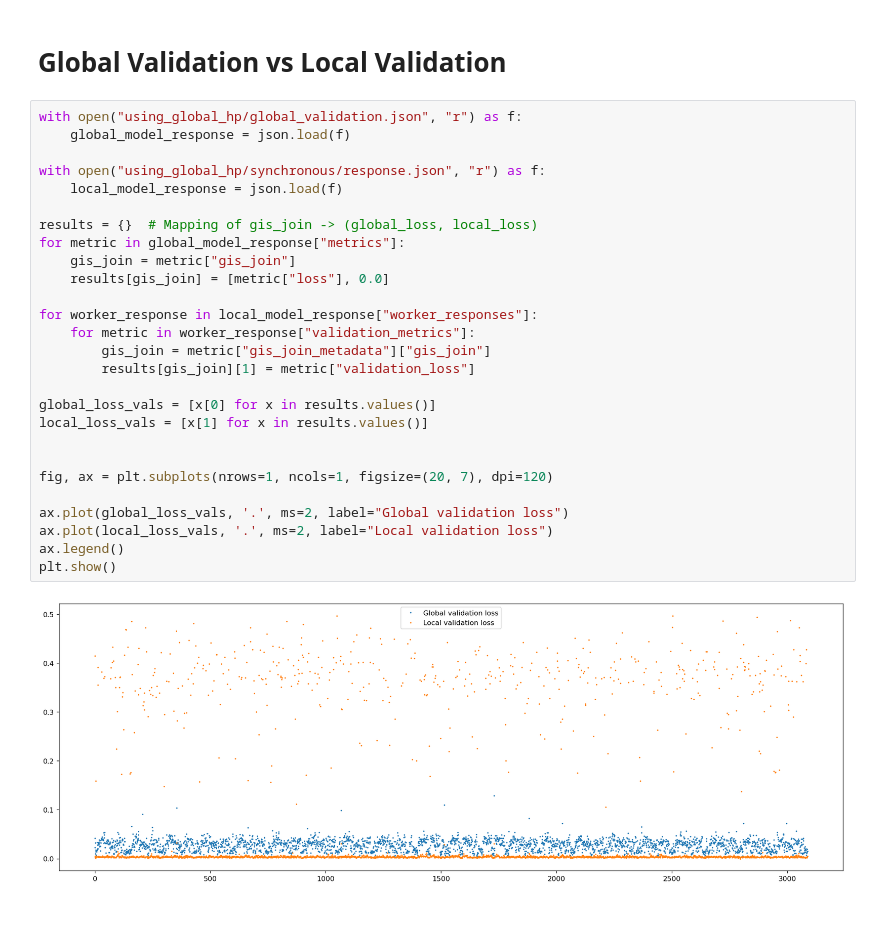
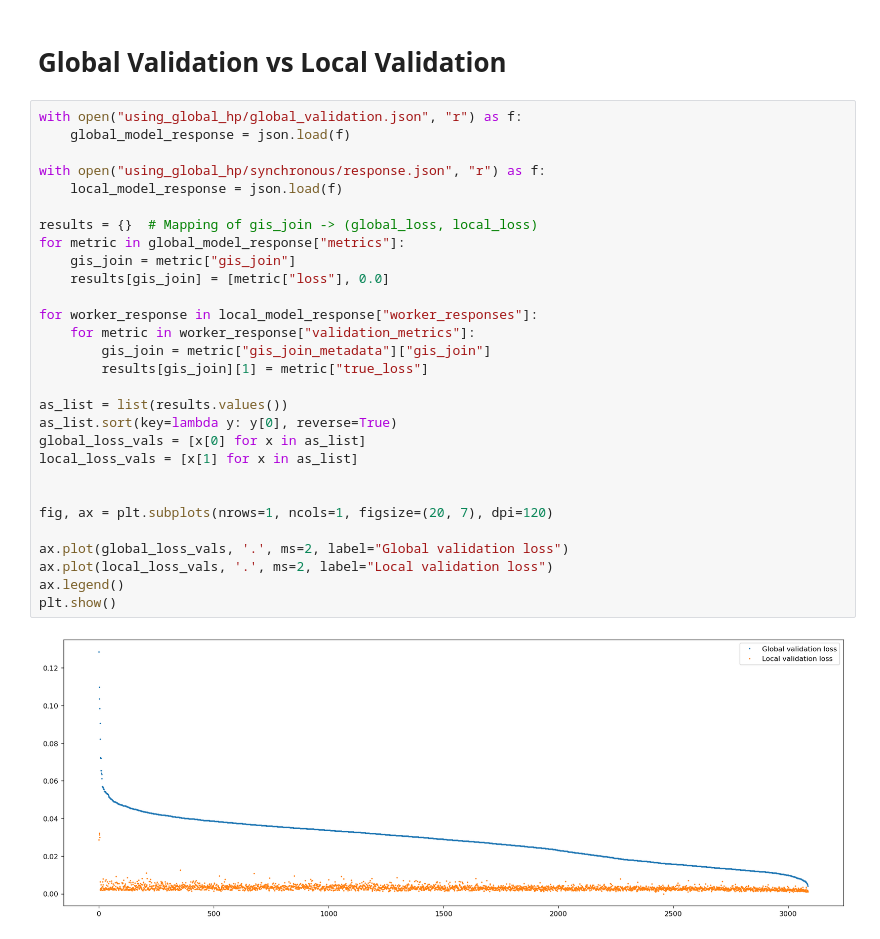
Before and after one commit to inf0rmatiker/model-service, a Jupyter notebook: experiments/calebs_notebook.ipynb, the cells around one changed output. Cells and saved outputs as stored; diff of their text form.

Commit message:
Plot sorted val_losses

```diff
--- a/experiments/calebs_notebook.ipynb
+++ b/experiments/calebs_notebook.ipynb
@@ -138,29 +138,31 @@ run_25_64_64_64_0001.csv: 0.0009168281103484
 # %%
 with open("using_global_hp/global_validation.json", "r") as f:
     global_model_response = json.load(f)
 
 with open("using_global_hp/synchronous/response.json", "r") as f:
     local_model_response = json.load(f)
 
 results = {}  # Mapping of gis_join -> (global_loss, local_loss)
 for metric in global_model_response["metrics"]:
     gis_join = metric["gis_join"]
     results[gis_join] = [metric["loss"], 0.0]
 
 for worker_response in local_model_response["worker_responses"]:
     for metric in worker_response["validation_metrics"]:
         gis_join = metric["gis_join_metadata"]["gis_join"]
-        results[gis_join][1] = metric["validation_loss"]
+        results[gis_join][1] = metric["true_loss"]
 
-global_loss_vals = [x[0] for x in results.values()]
-local_loss_vals = [x[1] for x in results.values()]
+as_list = list(results.values())
+as_list.sort(key=lambda y: y[0], reverse=True)
+global_loss_vals = [x[0] for x in as_list]
+local_loss_vals = [x[1] for x in as_list]
 
 
 fig, ax = plt.subplots(nrows=1, ncols=1, figsize=(20, 7), dpi=120)
 
 ax.plot(global_loss_vals, '.', ms=2, label="Global validation loss")
 ax.plot(local_loss_vals, '.', ms=2, label="Local validation loss")
 ax.legend()
 plt.show()
 # %% [output]
-[figure, old version]
+[figure, new version]
```
Also changed, not shown: parts of 1 cell of this notebook.
